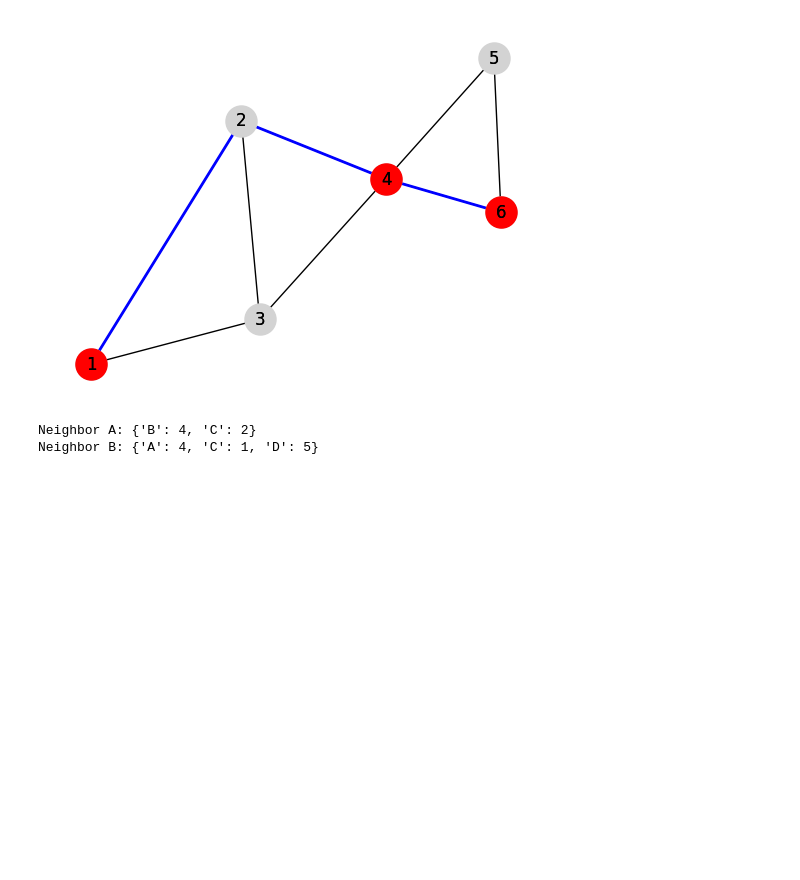
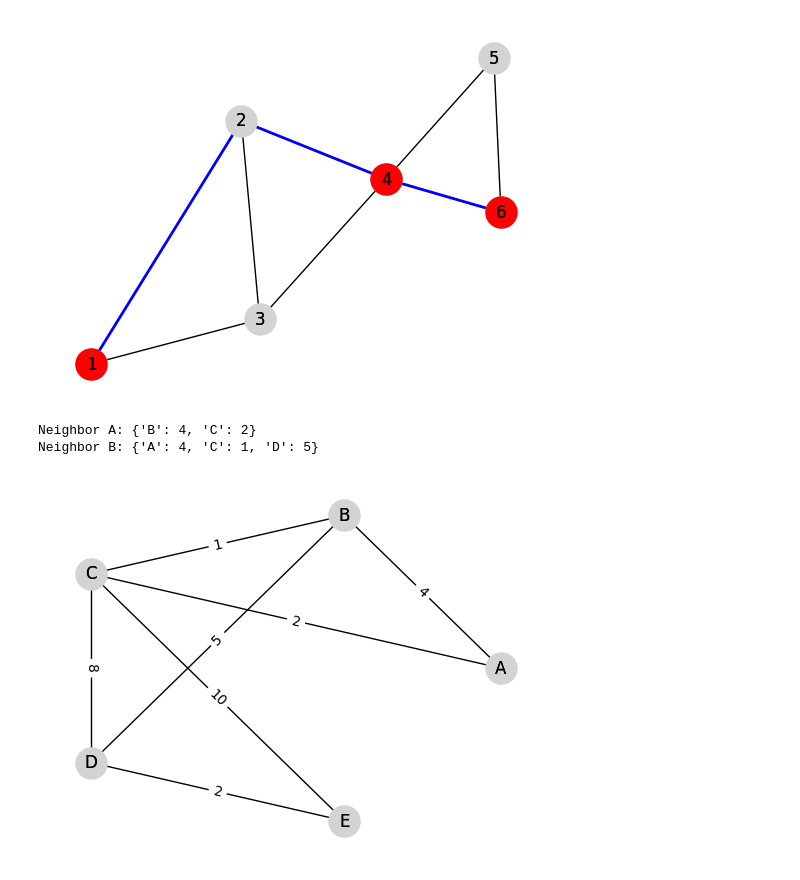
Before and after one commit to dream-19/Steiner-Tree-Operations-Research, a Jupyter notebook: example.ipynb, the cells around one changed output. Drawn from its saved outputs; the diff is of its cells as text; code cells hidden in the pictures; blank space fills up the shorter version.

```diff
--- a/example.ipynb
+++ b/example.ipynb
@@ -46,6 +46,9 @@ plt.show()
 # %% [output]
 [figure]
 # %%
+import networkx as nx
+import matplotlib.pyplot as plt
+
 class Graph:
     def __init__(self):
         self.vertices = {}
@@ -73,20 +76,55 @@ class Graph:
             return self.vertices[vertex1][vertex2]
         else:
             return None
+
+    def draw_graph(self):
+        nx_graph = nx.Graph()
+        for vertex, neighbors in self.vertices.items():
+            for neighbor, weight in neighbors.items():
+                nx_graph.add_edge(vertex, neighbor, weight=weight)
+
+        ''' #Parte dello steiner Tree
+        terminals = ['A', 'E', 'F']
+
+        # Specify the Steiner tree edges
+        steiner_edges = [('A', 'D'), ('D', 'E'), ('E', 'G'),('G','C'),('C','F')]
+
+        # Create a subgraph for the Steiner tree
+        steiner_tree = nx_graph.edge_subgraph(steiner_edges)'''
+
+        # Disegno del grafo
+        #pos = nx.spring_layout(nx_graph)  # Layout a molla
+        pos = nx.circular_layout(nx_graph)
+
+
+        # Draw the graph with terminals in red and Steiner tree edges in blue
+        nx.draw_networkx(nx_graph, pos, with_labels=True, node_color='lightgray', node_size=500)
+        nx.draw_networkx_labels(nx_graph, pos)
+        #nx.draw_networkx_nodes(nx_graph, pos, nodelist=terminals, node_color='#e3a5b0', node_size=500)
+        edge_labels = nx.get_edge_attributes(nx_graph, 'weight')
+        #nx.draw_networkx_edges(steiner_tree, pos, edge_color='blue', width=2)
+        nx.draw_networkx_edge_labels(nx_graph, pos, edge_labels = edge_labels, font_size=10)
+
+
+        # Visualizzazione del grafo
+        plt.axis('off')
+        plt.show()
 # %%
 # Example usage:
 graph = Graph()
 graph.add_edge('A', 'B', 4)
 graph.add_edge('A', 'C', 2)
 graph.add_edge('B', 'C', 1)
 graph.add_edge('B', 'D', 5)
 graph.add_edge('C', 'D', 8)
 graph.add_edge('C', 'E', 10)
 graph.add_edge('D', 'E', 2)
 
 print("Neighbor A:", graph.get_neighbors('A'))
 print("Neighbor B:", graph.get_neighbors('B'))
+graph.draw_graph()
 # %% [output]
 Neighbor A: {'B': 4, 'C': 2}
 Neighbor B: {'A': 4, 'C': 1, 'D': 5}
+[figure, added]
 # %%
```
Also changed, not shown: parts of 1 cell of this notebook.
